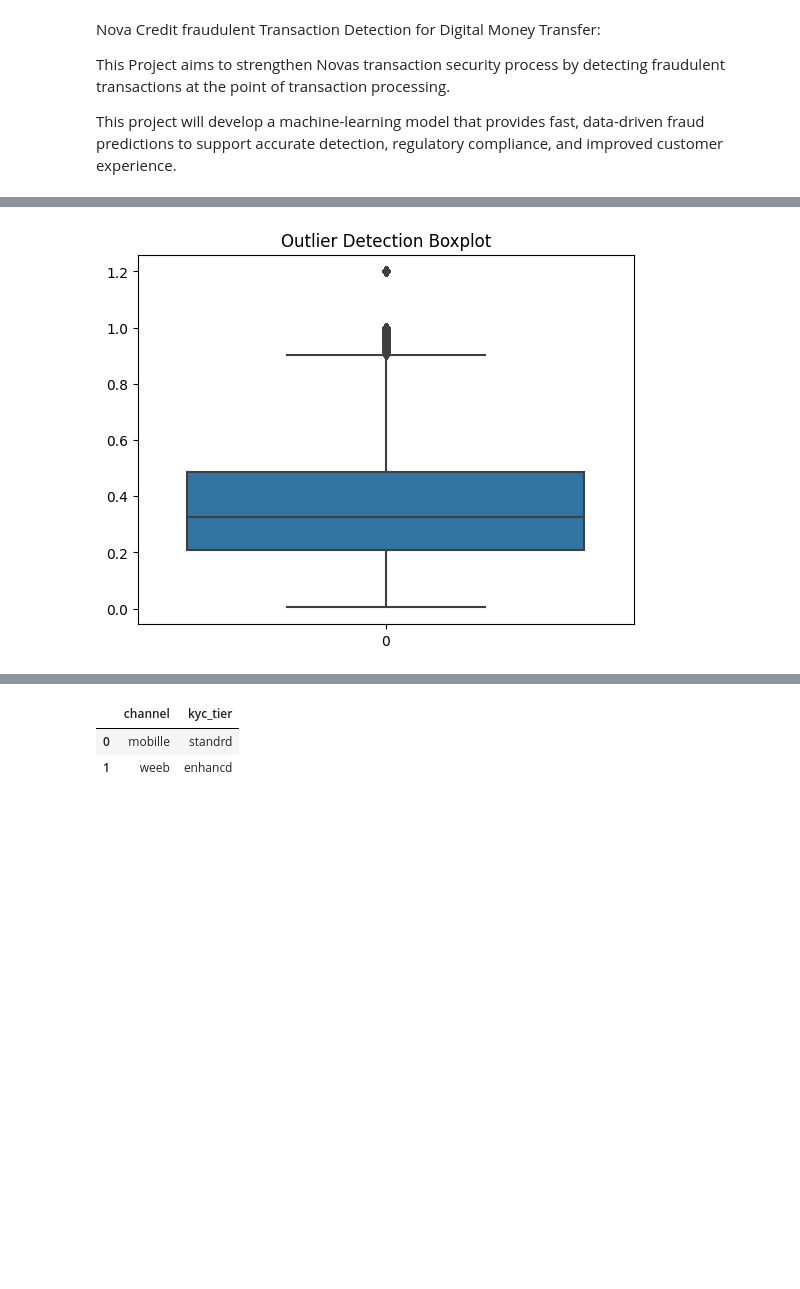
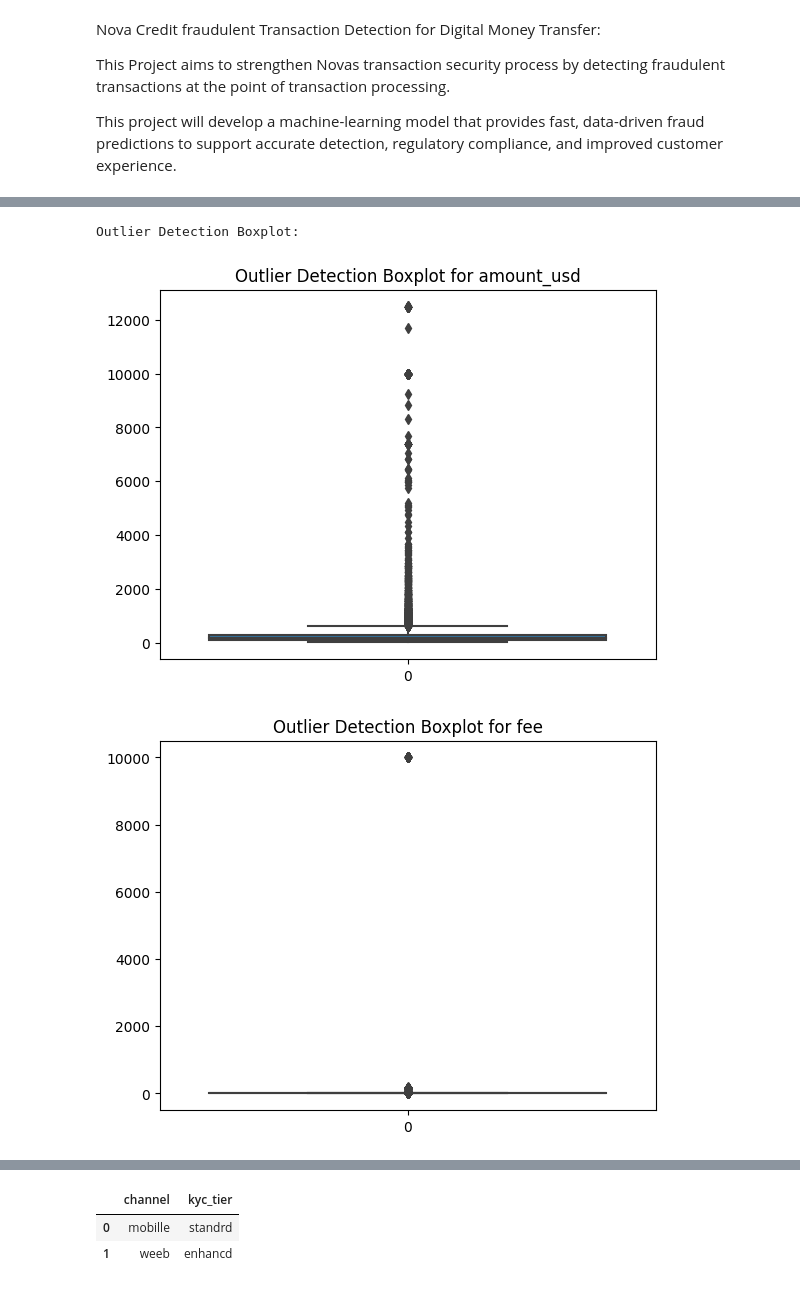
Before and after one commit to joshegwuatu/fraud-detection, a Jupyter notebook: notebook/01_EDA.ipynb, the cells around one changed output, grey strips where cells are left out. Drawn from its saved outputs; the diff is of its cells as text; code cells hidden in the pictures; blank space fills up the shorter version.

```diff
--- a/notebook/01_EDA.ipynb
+++ b/notebook/01_EDA.ipynb
@@ -135,7 +133,15 @@ Number of duplicate rows: 200
 # %%
 # check for outliers in the dataset using boxplots
-sn.boxplot(data=data['ip_risk_score'])
-mp.title('Outlier Detection Boxplot')
-mp.show()
+
+print("Outlier Detection Boxplot:")
+for column in data.select_dtypes(include=[np.number]).columns:
+    sn.boxplot(data=data[column])
+    mp.title(f'Outlier Detection Boxplot for {column}')
+    mp.show()
+# sn.boxplot(data=data['ip_risk_score'])
+# mp.title('Outlier Detection Boxplot')
+# mp.show()
 # %% [output]
+Outlier Detection Boxplot:
-[figure, old version]
+[figure, new version]
+[figure, added]
```
Also changed, not shown: parts of 14 cells of this notebook, 2 other files.
